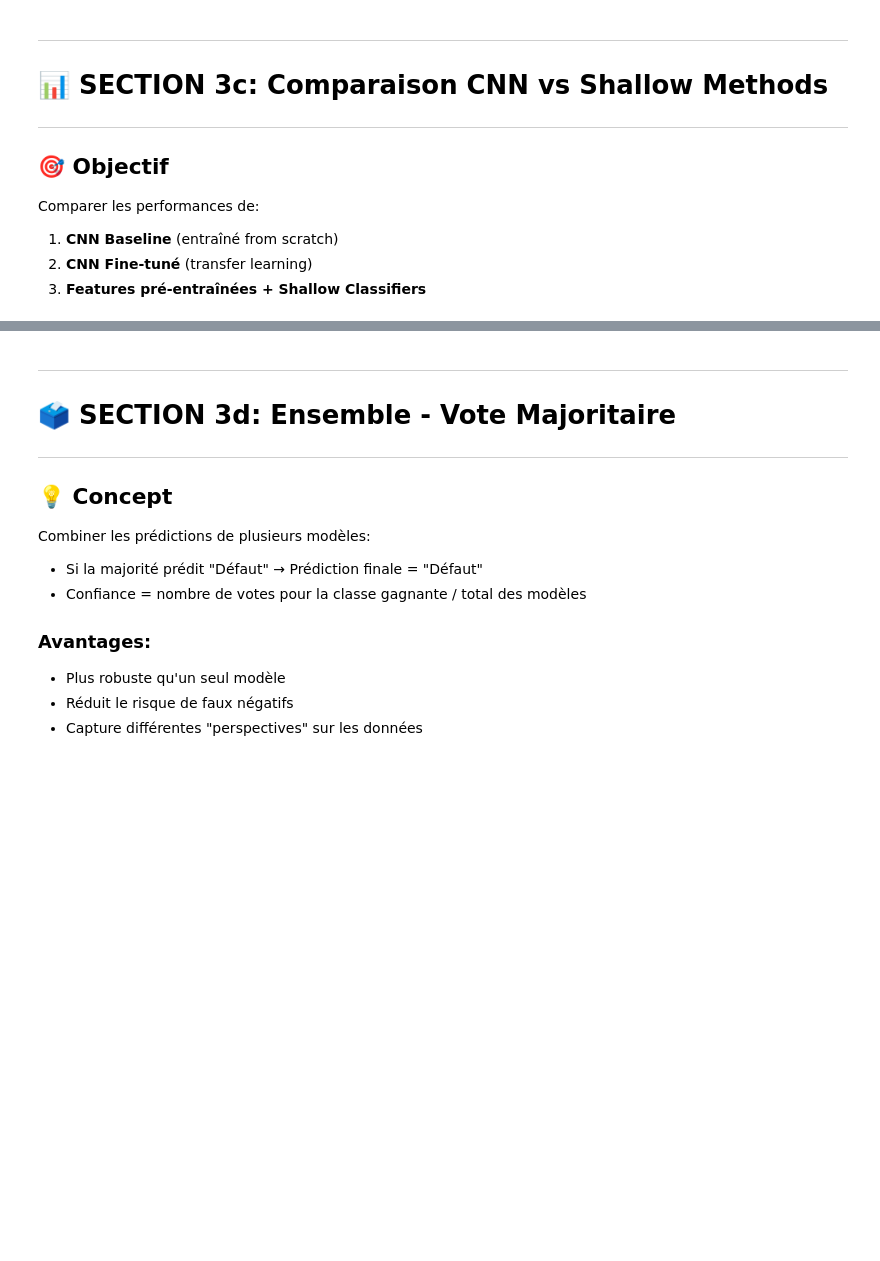
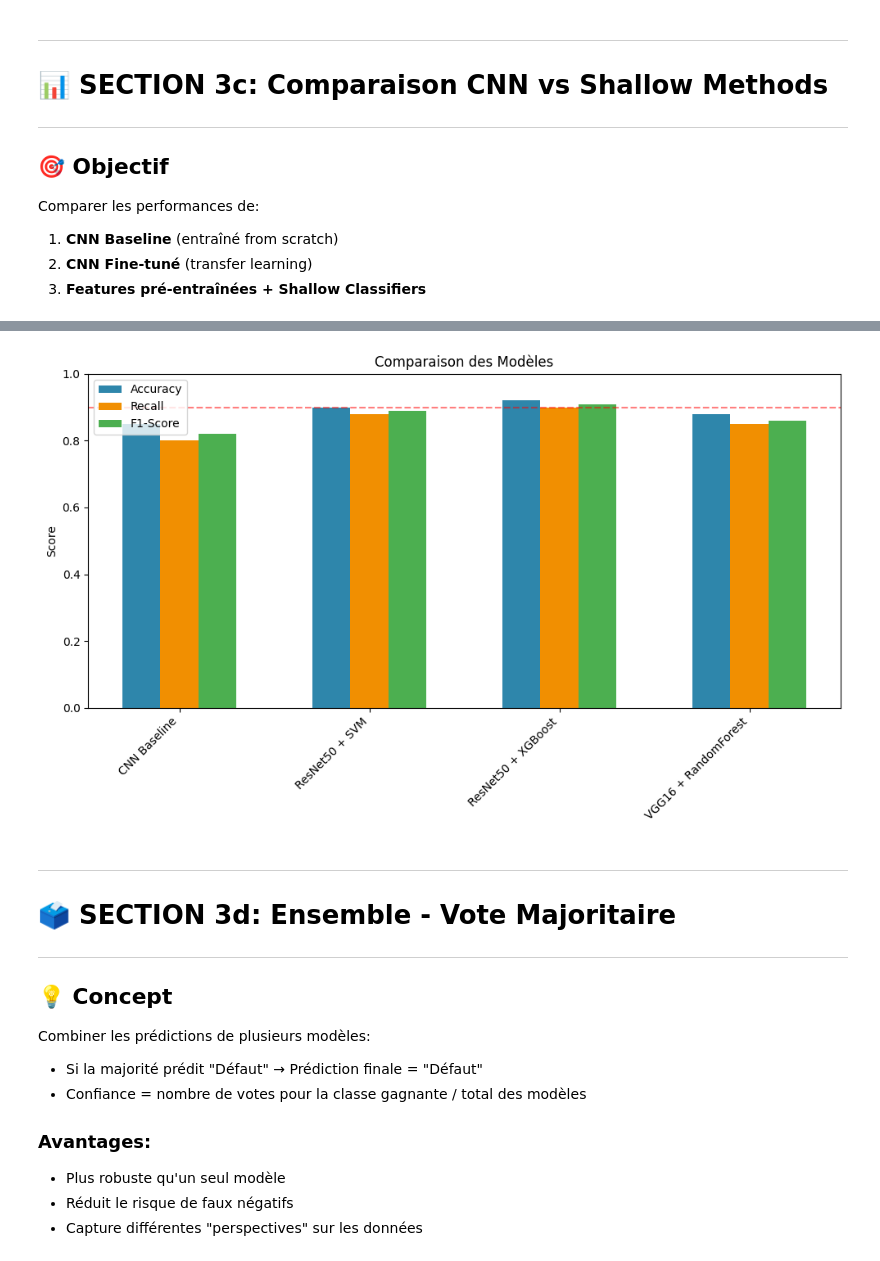
Before and after one commit to yvpierre/skema-hackathon, a Jupyter notebook: 01.1hackathon_notebook_template_jour2.ipynb, the cells around one changed output, grey strips where cells are left out. Cells and saved outputs as stored; diff of their text form; code cells hidden in the pictures; blank space fills up the shorter version.

```diff
--- a/01.1hackathon_notebook_template_jour2.ipynb
+++ b/01.1hackathon_notebook_template_jour2.ipynb
@@ -833,10 +788,10 @@ def compare_models(models_results):
     return styled
 
 # Exemple d'utilisation:
-# results = {
-#     'CNN Baseline': {'accuracy': 0.85, 'precision': 0.83, 'recall': 0.80, 'f1': 0.82},
-#     'ResNet50 + SVM': {'accuracy': 0.90, 'precision': 0.89, 'recall': 0.88, 'f1': 0.89},
-#     'ResNet50 + XGBoost': {'accuracy': 0.92, 'precision': 0.91, 'recall': 0.90, 'f1': 0.91},
-#     'VGG16 + RandomForest': {'accuracy': 0.88, 'precision': 0.86, 'recall': 0.85, 'f1': 0.86},
-# }
-# compare_models(results)
+results = {
+    'CNN Baseline': {'accuracy': 0.85, 'precision': 0.83, 'recall': 0.80, 'f1': 0.82},
+    'ResNet50 + SVM': {'accuracy': 0.90, 'precision': 0.89, 'recall': 0.88, 'f1': 0.89},
+    'ResNet50 + XGBoost': {'accuracy': 0.92, 'precision': 0.91, 'recall': 0.90, 'f1': 0.91},
+    'VGG16 + RandomForest': {'accuracy': 0.88, 'precision': 0.86, 'recall': 0.85, 'f1': 0.86},
+}
+compare_models(results)
@@ -843,33 +804,35 @@ def compare_models(models_results):
 # %%
 # Visualisation graphique de la comparaison
 def plot_model_comparison(results):
     """
     Graphique de comparaison des modèles.
     """
     df = pd.DataFrame(results).T.reset_index()
     df = df.rename(columns={'index': 'Model'})
 
     fig, ax = plt.subplots(figsize=(10, 6))
 
     x = np.arange(len(df))
     width = 0.2
 
     ax.bar(x - width, df['accuracy'], width, label='Accuracy', color='#2E86AB')
     ax.bar(x, df['recall'], width, label='Recall', color='#F18F01')
     ax.bar(x + width, df['f1'], width, label='F1-Score', color='#4CAF50')
 
     ax.set_ylabel('Score')
     ax.set_title('Comparaison des Modèles')
     ax.set_xticks(x)
     ax.set_xticklabels(df['Model'], rotation=45, ha='right')
     ax.legend()
     ax.set_ylim(0, 1)
     ax.axhline(y=0.9, color='red', linestyle='--', alpha=0.5, label='Objectif 90%')
 
     plt.tight_layout()
     plt.show()
 
-# plot_model_comparison(results)
+plot_model_comparison(results)
+# %% [output]
+[figure, added]
 # %% [markdown]
 ---
 # 🗳️ SECTION 3d: Ensemble - Vote Majoritaire
```
Also changed, not shown: parts of 21 cells of this notebook, 7 other files.
